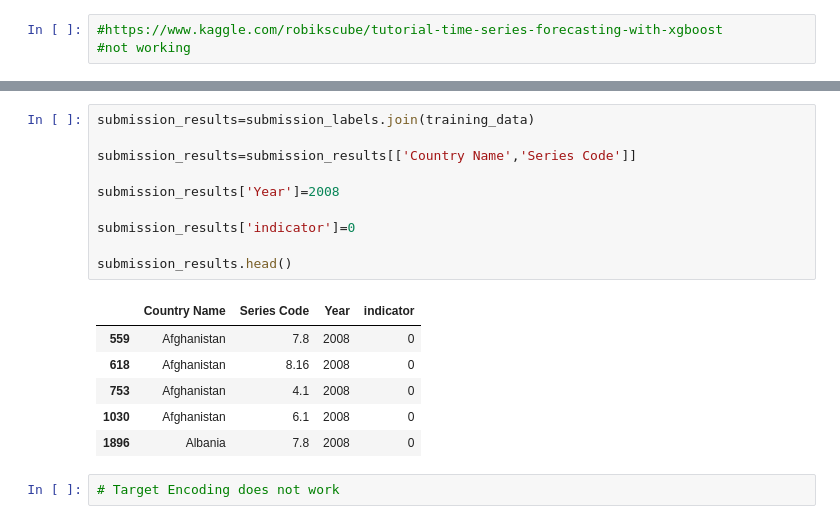
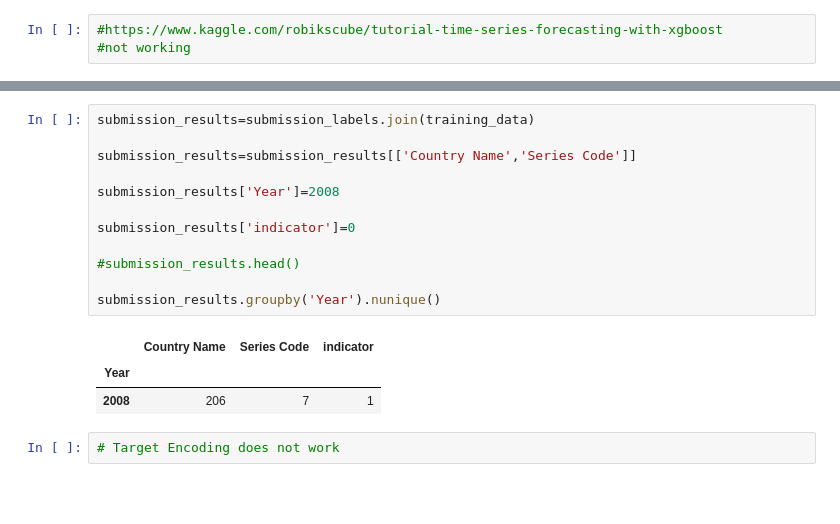
Before and after one commit to mansim07/udgm, a Jupyter notebook: 02-VAR-united-millenium-Regression.ipynb, the cells around one changed output, grey strips where cells are left out. Cells and saved outputs as stored; diff of their text form; blank space fills up the shorter version.

```diff
--- a/02-VAR-united-millenium-Regression.ipynb
+++ b/02-VAR-united-millenium-Regression.ipynb
@@ -206,20 +207,19 @@ Int64Index([1077728, 1886092, 1383323, 1075330, 3073395, 5330552, 1073436,
 # %%
 submission_results=submission_labels.join(training_data)
 
 submission_results=submission_results[['Country Name','Series Code']]
 
 submission_results['Year']=2008
 
 submission_results['indicator']=0
 
-submission_results.head()
+#submission_results.head()
+
+submission_results.groupby('Year').nunique()
 # %% [output]
-|  | Country Name | Series Code | Year | indicator |
-| 559 | Afghanistan | 7.8 | 2008 | 0 |
-| 618 | Afghanistan | 8.16 | 2008 | 0 |
-| 753 | Afghanistan | 4.1 | 2008 | 0 |
-| 1030 | Afghanistan | 6.1 | 2008 | 0 |
-| 1896 | Albania | 7.8 | 2008 | 0 |
+|  | Country Name | Series Code | indicator |
+| Year |  |  |  |
+| 2008 | 206 | 7 | 1 |
 # %%
 # Target Encoding does not work
 # %%
```
Also changed, not shown: parts of 15 cells of this notebook.
